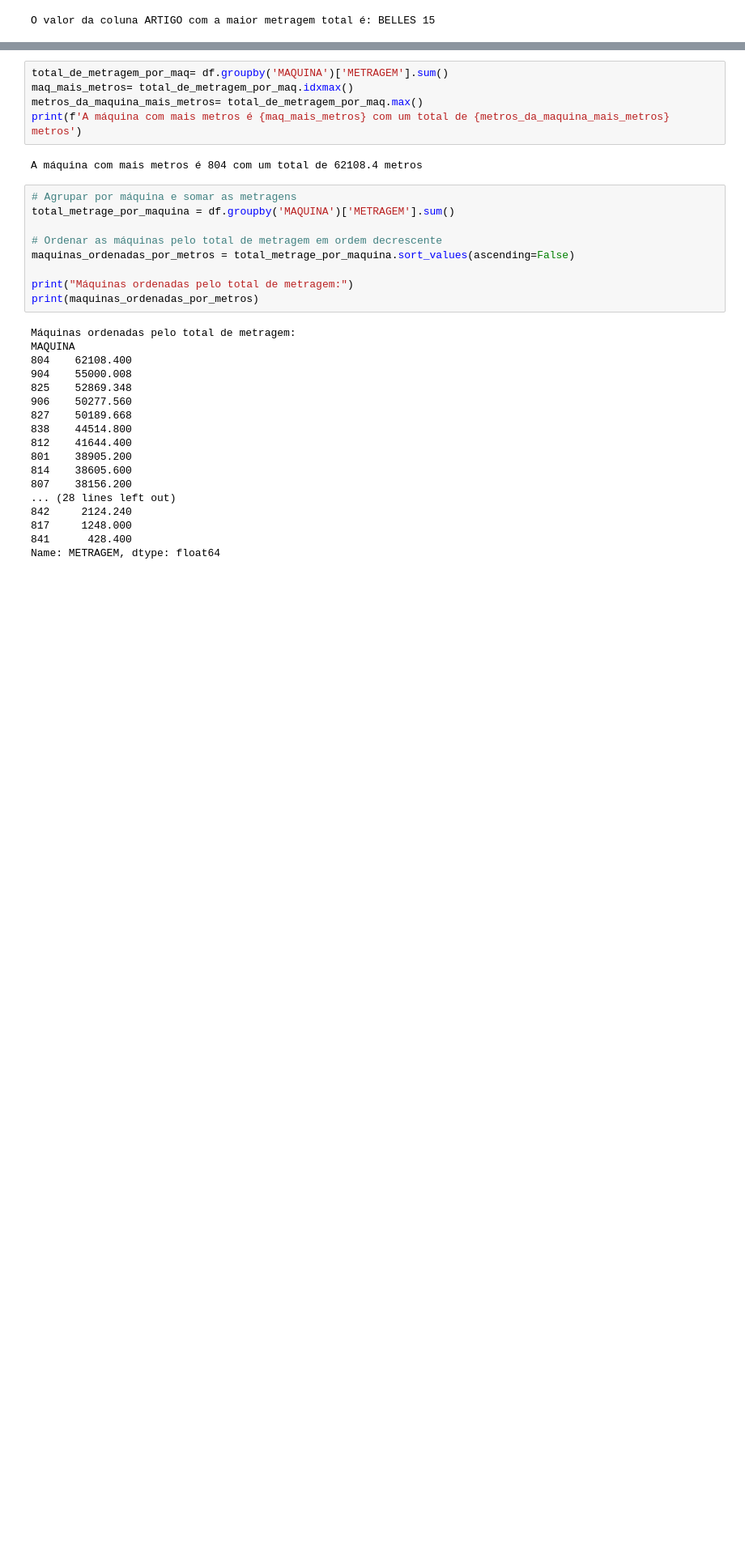
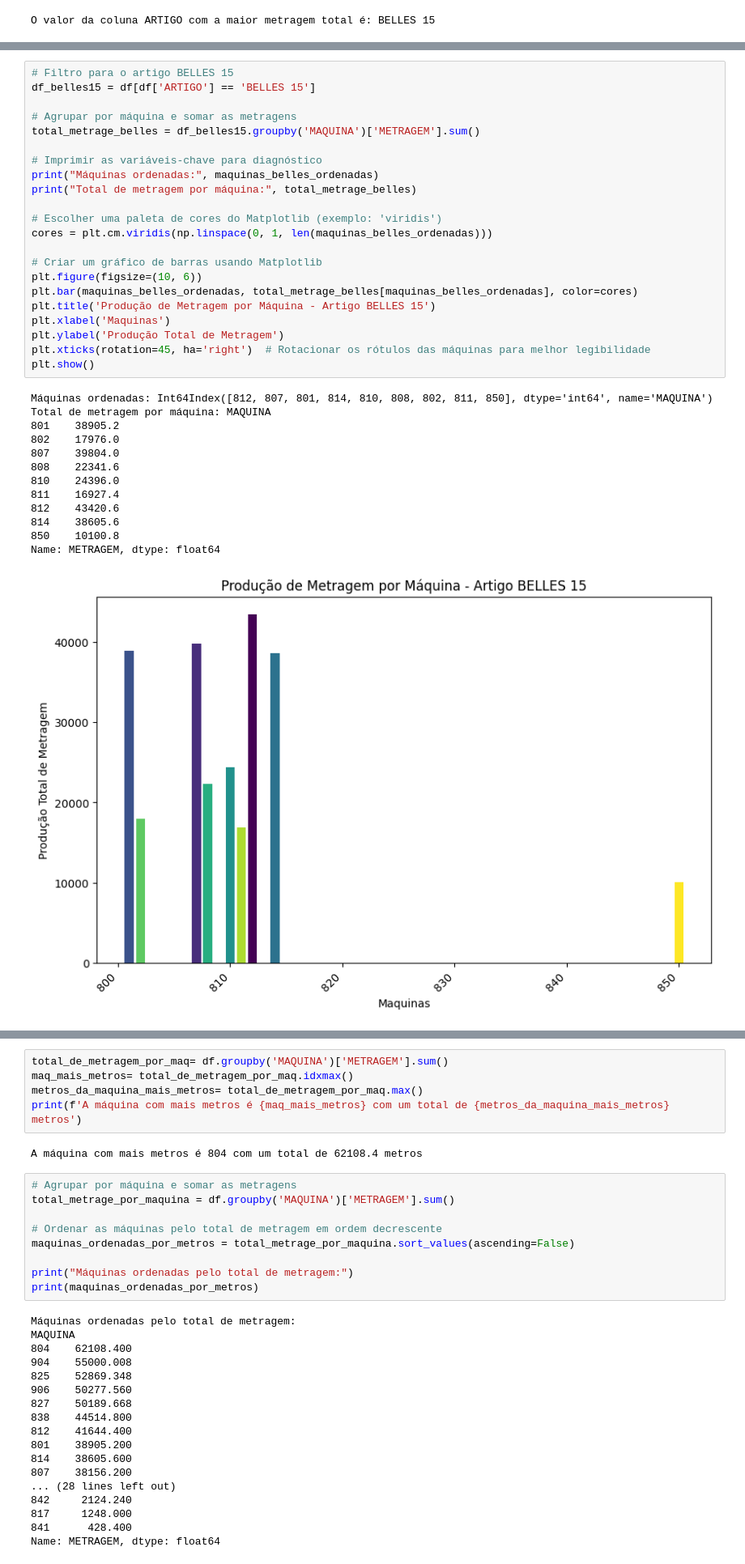
Before and after one commit to luisfernandogbraga/ANALISE_DE_PRODU-O_DULOREN, a Jupyter notebook: PRODUÇÃO.ipynb, the cells around one changed output, grey strips where cells are left out. Shown at 81% size. Drawn from its saved outputs; the diff is of its cells as text; blank space fills up the shorter version.

```diff
--- a/PRODUÇÃO.ipynb
+++ b/PRODUÇÃO.ipynb
@@ -154,0 +169,36 @@ Passing `palette` without assigning `hue` is deprecated and will be removed in v
+# %%
+# Filtro para o artigo BELLES 15
+df_belles15 = df[df['ARTIGO'] == 'BELLES 15']
+
+# Agrupar por máquina e somar as metragens
+total_metrage_belles = df_belles15.groupby('MAQUINA')['METRAGEM'].sum()
+
+# Imprimir as variáveis-chave para diagnóstico
+print("Máquinas ordenadas:", maquinas_belles_ordenadas)
+print("Total de metragem por máquina:", total_metrage_belles)
+
+# Escolher uma paleta de cores do Matplotlib (exemplo: 'viridis')
+cores = plt.cm.viridis(np.linspace(0, 1, len(maquinas_belles_ordenadas)))
+
+# Criar um gráfico de barras usando Matplotlib
+plt.figure(figsize=(10, 6))
+plt.bar(maquinas_belles_ordenadas, total_metrage_belles[maquinas_belles_ordenadas], color=cores)
+plt.title('Produção de Metragem por Máquina - Artigo BELLES 15')
+plt.xlabel('Maquinas')
+plt.ylabel('Produção Total de Metragem')
+plt.xticks(rotation=45, ha='right')  # Rotacionar os rótulos das máquinas para melhor legibilidade
+plt.show()
+# %% [output]
+Máquinas ordenadas: Int64Index([812, 807, 801, 814, 810, 808, 802, 811, 850], dtype='int64', name='MAQUINA')
+Total de metragem por máquina: MAQUINA
+801    38905.2
+802    17976.0
+807    39804.0
+808    22341.6
+810    24396.0
+811    16927.4
+812    43420.6
+814    38605.6
+850    10100.8
+Name: METRAGEM, dtype: float64
+[figure, added]
```
Also changed, not shown: parts of 9 cells of this notebook.
